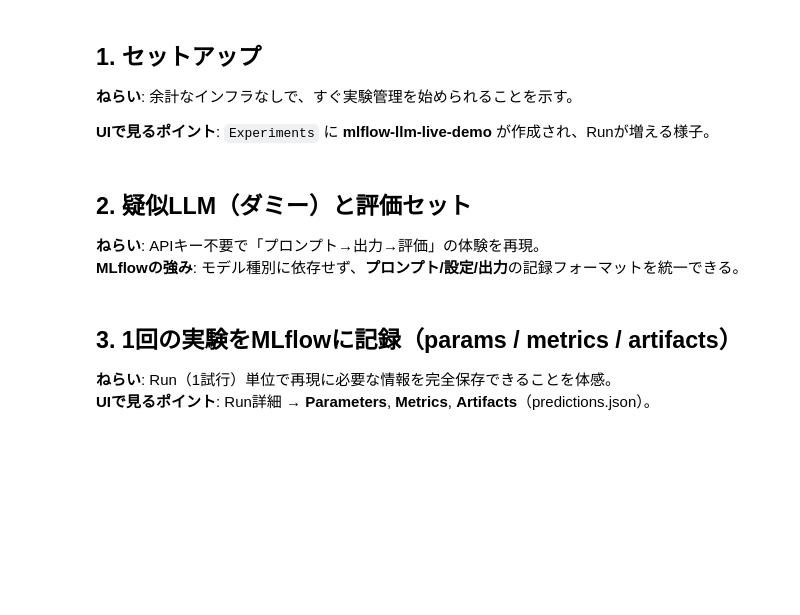
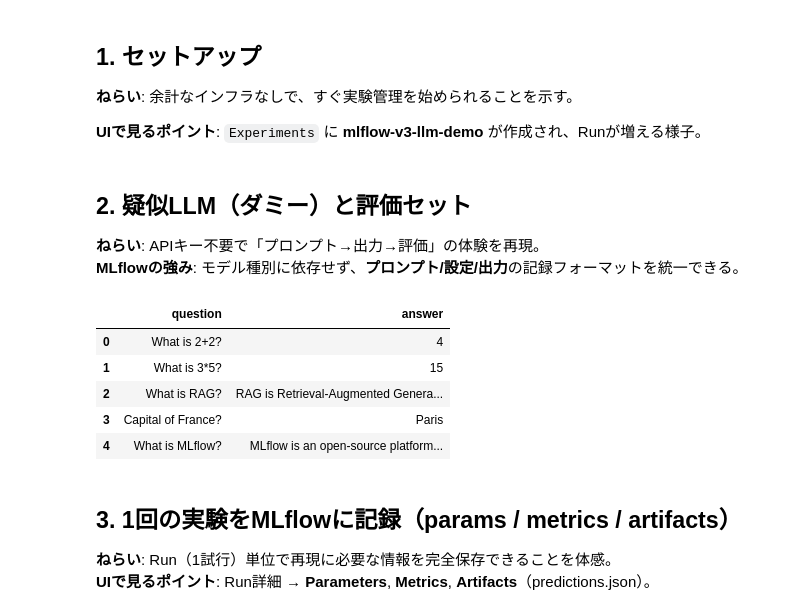
Before and after one commit to knishioka/machine-learning-workshop, a Jupyter notebook: mlflow/mlflow_llm_live_demo.ipynb, the cells around one changed output. Cells and saved outputs as stored; diff of their text form; code cells hidden in the pictures; blank space fills up the shorter version.

```diff
--- a/mlflow/mlflow_llm_live_demo.ipynb
+++ b/mlflow/mlflow_llm_live_demo.ipynb
@@ -13,5 +24,5 @@ LLMアプリの実験管理に必要な最小構成をライブで見せるた
 ## 1. セットアップ
 **ねらい**: 余計なインフラなしで、すぐ実験管理を始められることを示す。
 
-**UIで見るポイント**: `Experiments` に **mlflow-llm-live-demo** が作成され、Runが増える様子。
+**UIで見るポイント**: `Experiments` に **mlflow-v3-llm-demo** が作成され、Runが増える様子。
 # %%
@@ -36,31 +57,55 @@ print("Experiment:", exp.name, "| ID:", exp.experiment_id)
 **ねらい**: APIキー不要で「プロンプト→出力→評価」の体験を再現。
 **MLflowの強み**: モデル種別に依存せず、**プロンプト/設定/出力**の記録フォーマットを統一できる。
 # %%
+def dummy_llm(prompt: str, temperature: float = 0.2, max_tokens: int = 64):
+    """改善されたダミーLLM実装（エラーハンドリング付き）"""
+    try:
+        base_answers = {
+            "2+2": "4",
+            "3*5": "15",
+            "capital of france": "Paris",
+            "what is rag": "RAG is Retrieval-Augmented Generation, a technique that combines retrieval with generation.",
+            "what is mlflow": "MLflow is an open-source platform for managing ML lifecycle."
+        }
 
-def dummy_llm(prompt: str, temperature: float = 0.2, max_tokens: int = 64):
-    """非常に単純なダミー生成。温度で少し出力が揺れる。"""
-    base_answers = {
-        "2+2": "4",
-        "3*5": "15",
-        "capital of france": "Paris",
-        "what is rag": "RAG is Retrieval-Augmented Generation."
-    }
-    p = prompt.lower()
-    for k, v in base_answers.items():
-        if k in p:
-            if temperature > 0.5 and random.random() < min(temperature, 0.9):
-                return v + " (approx)"
-            return v
-    return "I'm not sure." + (" Definitely." if temperature > 0.5 else "")
+        # プロンプトの正規化
+        p = prompt.lower().strip()
 
-# 評価用の簡易データ
+        # マッチング改善
+        for k, v in base_answers.items():
+            if k in p:
+                # 温度によるバリエーション
+                if temperature > 0.7:
+                    variations = [v, f"{v} (high confidence)", f"Certainly! {v}"]
+                    return random.choice(variations)
+                elif temperature > 0.3:
+                    return v + (" approximately" if random.random() < temperature else "")
+                return v
+
+        # デフォルト応答の改善
+        if temperature > 0.5:
+            return f"Based on the context, I would say: {prompt[:30]}..."
+        return "I need more information to answer that question."
+
+    except Exception as e:
+        return f"Error processing request: {str(e)}"
+
+# 評価用の拡張データセット
 eval_set = pd.DataFrame([
-    {"question": "2+2?", "answer": "4"},
-    {"question": "3*5?", "answer": "15"},
-    {"question": "What is RAG?", "answer": "RAG is Retrieval-Augmented Generation."},
-    {"question": "Capital of France?", "answer": "Paris"}
+    {"question": "What is 2+2?", "answer": "4"},
+    {"question": "What is 3*5?", "answer": "15"},
+    {"question": "What is RAG?", "answer": "RAG is Retrieval-Augmented Generation, a technique that combines retrieval with generation."},
+    {"question": "Capital of France?", "answer": "Paris"},
+    {"question": "What is MLflow?", "answer": "MLflow is an open-source platform for managing ML lifecycle."}
 ])
 eval_set
+# %% [output]
+|  | question | answer |
+| 0 | What is 2+2? | 4 |
+| 1 | What is 3*5? | 15 |
+| 2 | What is RAG? | RAG is Retrieval-Augmented Genera... |
+| 3 | Capital of France? | Paris |
+| 4 | What is MLflow? | MLflow is an open-source platform... |
 # %% [markdown]
 ## 3. 1回の実験をMLflowに記録（params / metrics / artifacts）
 **ねらい**: Run（1試行）単位で再現に必要な情報を完全保存できることを体感。
```
Also changed, not shown: parts of 15 cells of this notebook, 1 other file.
